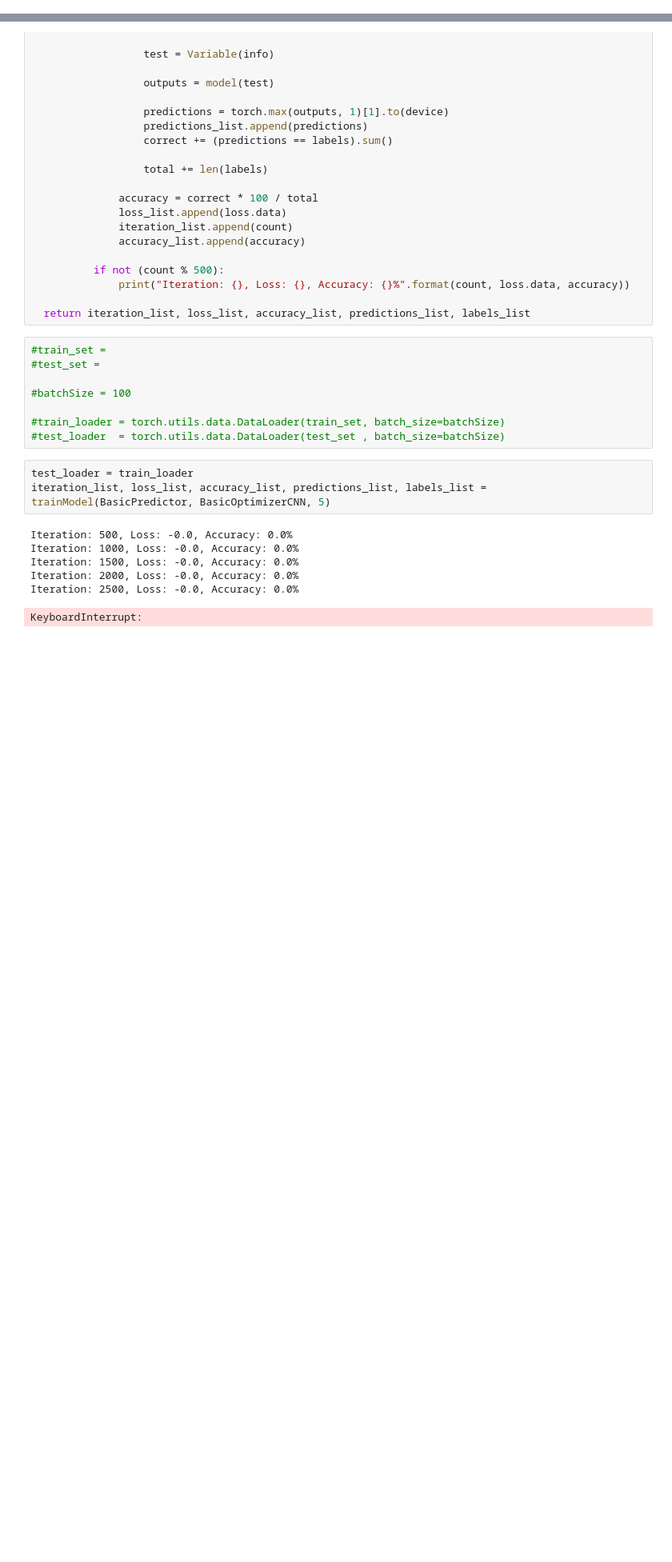
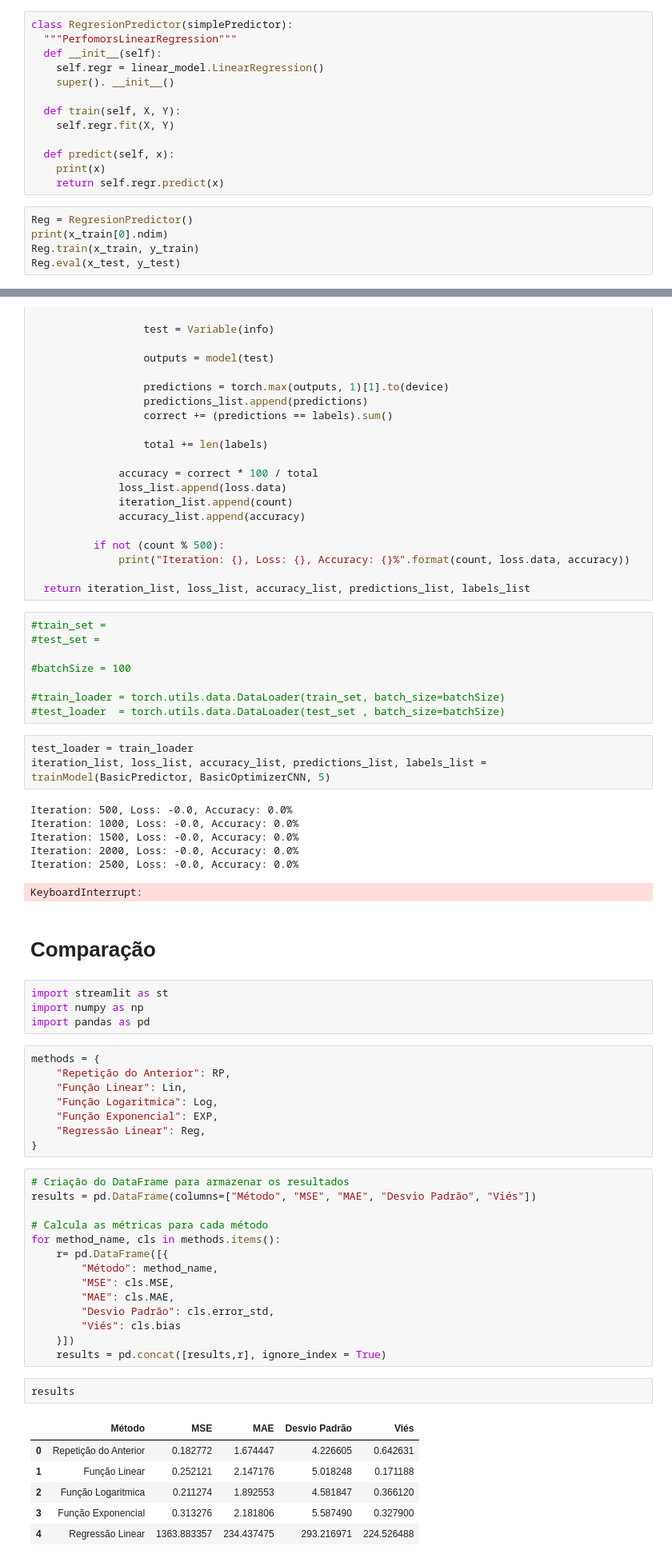
Before and after one commit to JoaoVitorSantiagoNogueira/case-brick-seguros, a Jupyter notebook: main.ipynb, the cells around one changed output, grey strips where cells are left out. Shown: that part at 80% size. Drawn from its saved outputs; the diff is of its cells as text; blank space fills up the shorter version.

Commit message:
Agrupamento dos resultados

```diff
--- a/main.ipynb
+++ b/main.ipynb
@@ -439,0 +438,18 @@ Coefficient of determination: 1.00
+# %%
+class RegresionPredictor(simplePredictor):
+  """PerfomorsLinearRegression"""
+  def __init__(self):
+    self.regr = linear_model.LinearRegression()
+    super(). __init__()
+
+  def train(self, X, Y):
+    self.regr.fit(X, Y)
+
+  def predict(self, x):
+    print(x)
+    return self.regr.predict(x)
+# %%
+Reg = RegresionPredictor()
+print(x_train[0].ndim)
+Reg.train(x_train, y_train)
+Reg.eval(x_test, y_test)
@@ -630,3 +648,40 @@ Iteration: 1500, Loss: -0.0, Accuracy: 0.0%
 Iteration: 2000, Loss: -0.0, Accuracy: 0.0%
 Iteration: 2500, Loss: -0.0, Accuracy: 0.0%
 KeyboardInterrupt:
+# %% [markdown]
+# Comparação
+# %%
+import streamlit as st
+import numpy as np
+import pandas as pd
+# %%
+methods = {
+    "Repetição do Anterior": RP,
+    "Função Linear": Lin,
+    "Função Logaritmica": Log,
+    "Função Exponencial": EXP,
+    "Regressão Linear": Reg,
+}
+# %%
+# Criação do DataFrame para armazenar os resultados
+results = pd.DataFrame(columns=["Método", "MSE", "MAE", "Desvio Padrão", "Viés"])
+
+# Calcula as métricas para cada método
+for method_name, cls in methods.items():
+    r= pd.DataFrame([{
+        "Método": method_name,
+        "MSE": cls.MSE,
+        "MAE": cls.MAE,
+        "Desvio Padrão": cls.error_std,
+        "Viés": cls.bias
+    }])
+    results = pd.concat([results,r], ignore_index = True)
+# %%
+results
+# %% [output]
+|  | Método | MSE | MAE | Desvio Padrão | Viés |
+| 0 | Repetição do Anterior | 0.182772 | 1.674447 | 4.226605 | 0.642631 |
+| 1 | Função Linear | 0.252121 | 2.147176 | 5.018248 | 0.171188 |
+| 2 | Função Logaritmica | 0.211274 | 1.892553 | 4.581847 | 0.366120 |
+| 3 | Função Exponencial | 0.313276 | 2.181806 | 5.587490 | 0.327900 |
+| 4 | Regressão Linear | 1363.883357 | 234.437475 | 293.216971 | 224.526488 |
```
Also changed, not shown: parts of 26 cells of this notebook.
